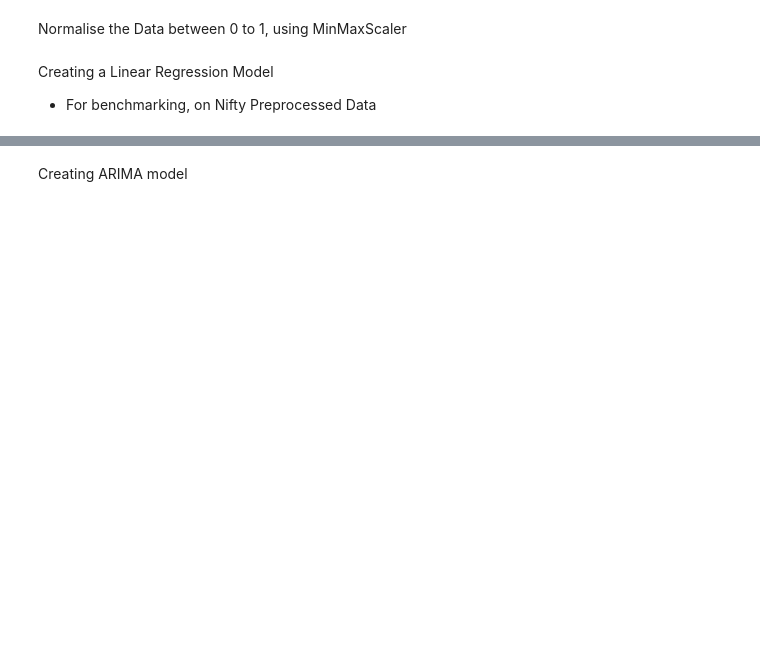
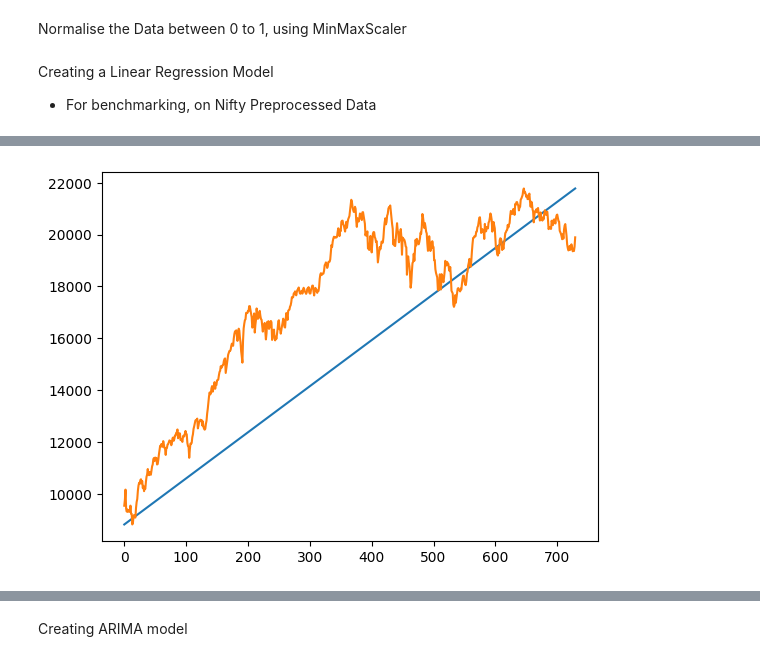
Before and after one commit to farzigulzar/Investment-Predictions, a Jupyter notebook: finance_model.ipynb, the cells around one changed output, grey strips where cells are left out. Cells and saved outputs as stored; diff of their text form; code cells hidden in the pictures; blank space fills up the shorter version.

```diff
--- a/finance_model.ipynb
+++ b/finance_model.ipynb
@@ -71,0 +83,4 @@ TypeError: model() missing 2 required positional arguments: 'X' and 'y'
+# %%
+dd.digvs2(predict_train, actual_train, np.arange(len(actual_train)))
+# %% [output]
+[figure, added]
```
Also changed, not shown: parts of 15 cells of this notebook, 3 other files.
